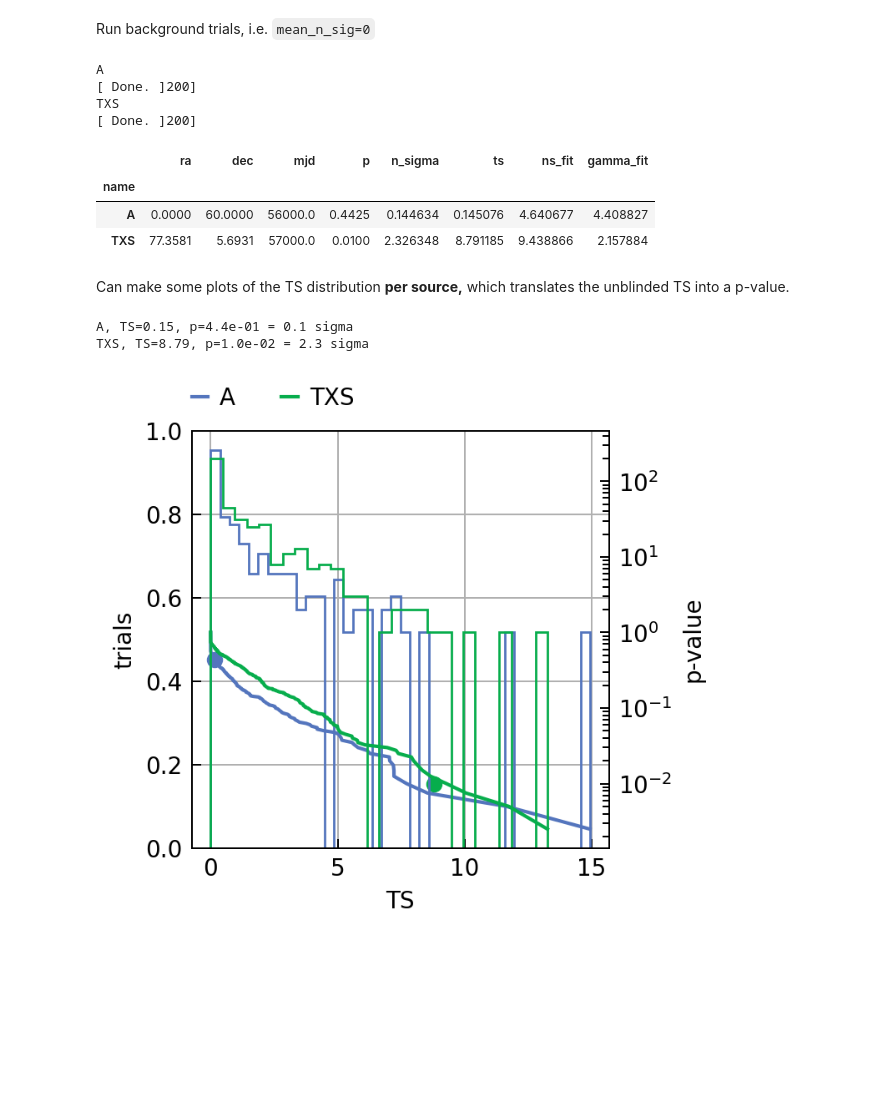
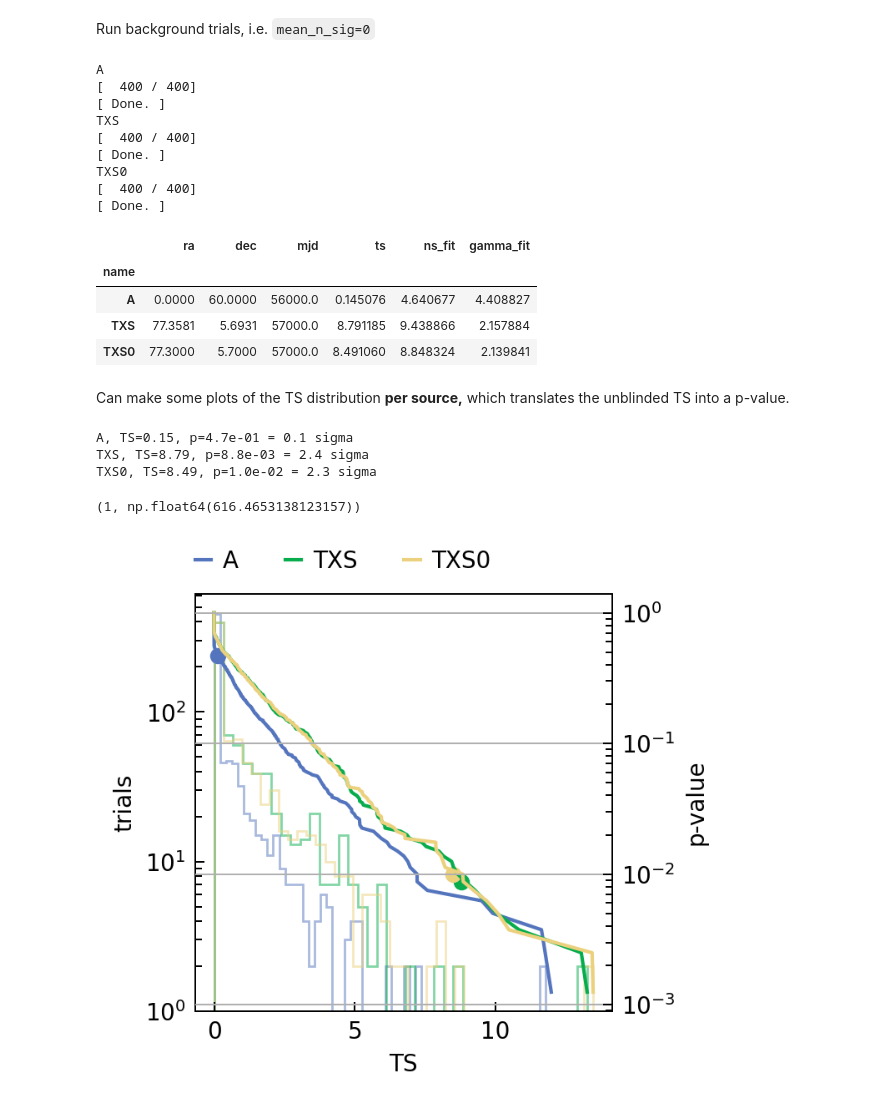
Before and after one commit to icecube/skyllh, a Jupyter notebook: doc/sphinx/tutorials/supernova.ipynb, the cells around one changed output. Cells and saved outputs as stored; diff of their text form; code cells hidden in the pictures; blank space fills up the shorter version.

Commit message:
extend supernova tutorial with demo that trial correction works

```diff
--- a/doc/sphinx/tutorials/supernova.ipynb
+++ b/doc/sphinx/tutorials/supernova.ipynb
@@ -36,7 +36,9 @@ We create the ``Analysis`` instance for some fake catalogue:
 # - one matching location and time of the 2014/15 TXS excess
 cat = pd.read_csv(StringIO("""name,ra,dec,mjd
 A,0.0,60.0,56000.
-TXS,77.3581,5.6931,57000."""), index_col=0) # use name as index column
+TXS,77.3581,5.6931,57000.
+TXS0,77.3,5.7,57000.
+"""), index_col=0) # use name as index column
 # %%
 # common BPL parameters; these would be chosen from the model
 bpl_params = {'dt_break': [10, 20], 'alpha': [2,3,4]}
@@ -74,12 +76,13 @@ for i_src, name in enumerate(cat.index):
 Run background trials, i.e. ``mean_n_sig=0``
 # %%
 outdir = "./output"
+cat_names = "_".join(cat.index)
 os.makedirs(outdir, exist_ok=True)
-bg_trials_path = os.path.join(outdir, "bg_trials.npy")
+bg_trials_path = os.path.join(outdir, f"bg_trials.{cat_names}.npy")
 
 # Set up correlated trials:
 seed = 4
-n_trial = 200 # 1 minute/(100 trials x sources)
+n_trial = 400 # 1 minute/(100 trials x sources)
 np_rs = np.random.RandomState(seed)
 seeds = np_rs.randint(2**32, size=n_trial) # reproducible set of RNG seeds
 
@@ -98,7 +101,7 @@ for _name, _ana in ana.items():
         )
         print(f"[{i_seed + 1:5d} / {seeds.size}]", end="\r")
 
-    print("\n [ Done. ]")
+    print("\n[ Done. ]")
     bg_trials.append(np.concatenate(_bg_trials))
 # (I think it's supposed to work otherwise, and then we'd get the benefits of a common progress bar
 # and multiprocessing, but currently not seeing that it actually works.)
@@ -118,18 +121,24 @@ assert np.all(bg_trials['seed'][0] == bg_trials['seed'])
 np.save(bg_trials_path, bg_trials)
 # %% [output]
 A
-[ Done. ]200]
+[  400 / 400]
+[ Done. ]
 TXS
-[ Done. ]200]
+[  400 / 400]
+[ Done. ]
+TXS0
+[  400 / 400]
+[ Done. ]
 # %%
 # can also merge this into the DataFrame
 cat = pd.merge(cat, pd.DataFrame(ub, index=cat.index), left_index=True, right_index=True)
 cat
 # %% [output]
-|  | ra | dec | mjd | p | n_sigma | ts | ns_fit | gamma_fit |
-| name |  |  |  |  |  |  |  |  |
-| A | 0.0000 | 60.0000 | 56000.0 | 0.4425 | 0.144634 | 0.145076 | 4.640677 | 4.408827 |
-| TXS | 77.3581 | 5.6931 | 57000.0 | 0.0100 | 2.326348 | 8.791185 | 9.438866 | 2.157884 |
+|  | ra | dec | mjd | ts | ns_fit | gamma_fit |
+| name |  |  |  |  |  |  |
+| A | 0.0000 | 60.0000 | 56000.0 | 0.145076 | 4.640677 | 4.408827 |
+| TXS | 77.3581 | 5.6931 | 57000.0 | 8.791185 | 9.438866 | 2.157884 |
+| TXS0 | 77.3000 | 5.7000 | 57000.0 | 8.491060 | 8.848324 | 2.139841 |
 # %% [markdown]
 Can make some plots of the TS distribution **per source,** which translates the unblinded TS into a p-value.
 # %%
@@ -142,47 +151,57 @@ def plot_sf(ts, ax=None, **kwargs):
         **kwargs: Forwarded to plot().
     """
     if ax is None:
         ax = plt.gca()
     ax.plot(np.sort(ts), (1 - np.arange(ts.size) / ts.size), **kwargs)
 
 def print_p(_ts, _ts0, name="", print_result=True):
     """Calculate
 
     Args:
         _ts (float): Unblinded TS value
         _ts0 (np.ndarray): Background TS values
         name (str): Names of source to print.
 
     Returns:
         float: p-value
     """
     _p = np.count_nonzero(_ts0 >= _ts) / _ts0.size
     _sigma = st.norm.isf(_p)
     if print_result:
         print(f"{name}, TS={_ts:.2f}, p={_p:.1e} = {_sigma:.1f} sigma")
     return _p
 
-plt.ylabel("trials")
-plt.xlabel("TS")
-ax = plt.twinx()
-plt.semilogy()
-plt.grid(False)
-ax.set_ylabel("p-value")
+ax_n = plt.subplot()
+ax_p = ax_n.twinx()
+
+ax_n.set_xlabel("TS")
+ax_n.set_ylabel("trials")
 
 
+ax_n.set_yscale("log")
+ax_n.grid(False)
+
+ax_p.set_ylabel("p-value")
+ax_p.set_yscale("log")
+
 for i, _bg in enumerate(bg_trials):
-    plt.hist(_bg['ts'], bins='auto', color=f"C{i+1}", histtype='step')
-    plot_sf(_bg['ts'], ax=ax, color=f"C{i+1}", label=cat.index[i])
+    ax_n.hist(_bg['ts'], bins='auto', color=f"C{i+1}", histtype='step', alpha=0.5)
+    plot_sf(_bg['ts'], ax=ax_p, color=f"C{i+1}", label=cat.index[i])
     _p = print_p(ub['ts'][i], _bg['ts'], cat.index[i])
-    ax.scatter(ub[i]['ts'], _p, color=f"C{i+1}")
-ax.legend(loc=(0,1.05), ncols=4)
+    ax_p.scatter(ub[i]['ts'], _p, color=f"C{i+1}")
+ax_p.legend(loc=(0,1.05), ncols=4)
+
+ax_n.set_ylim(1, ax_n.get_ylim()[1])
 
 
-ax.set_yscale("log")
+# TXS pre-trial ~1%
+# and so is the second near-coincident TXS0
 # %% [output]
-A, TS=0.15, p=4.4e-01 = 0.1 sigma
-TXS, TS=8.79, p=1.0e-02 = 2.3 sigma
+A, TS=0.15, p=4.7e-01 = 0.1 sigma
+TXS, TS=8.79, p=8.8e-03 = 2.4 sigma
+TXS0, TS=8.49, p=1.0e-02 = 2.3 sigma
+(1, np.float64(616.4653138123157))
-[figure, old version]
+[figure, new version]
 # %%
 # unblinded p-values
 p = np.count_nonzero(bg_trials['ts'] >= ub['ts'][:, np.newaxis], axis=1) / bg_trials.shape[1]
```
Also changed, not shown: parts of 2 cells of this notebook.
